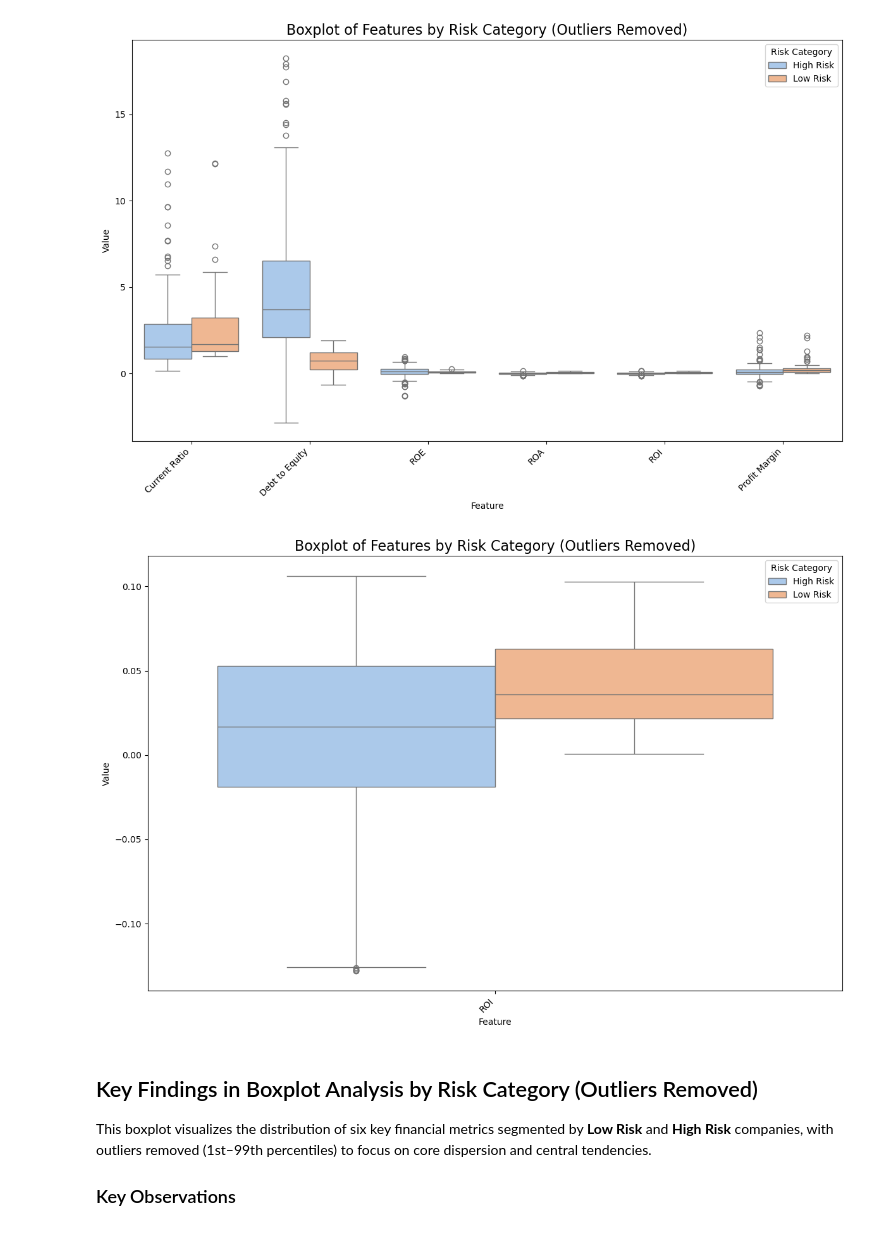
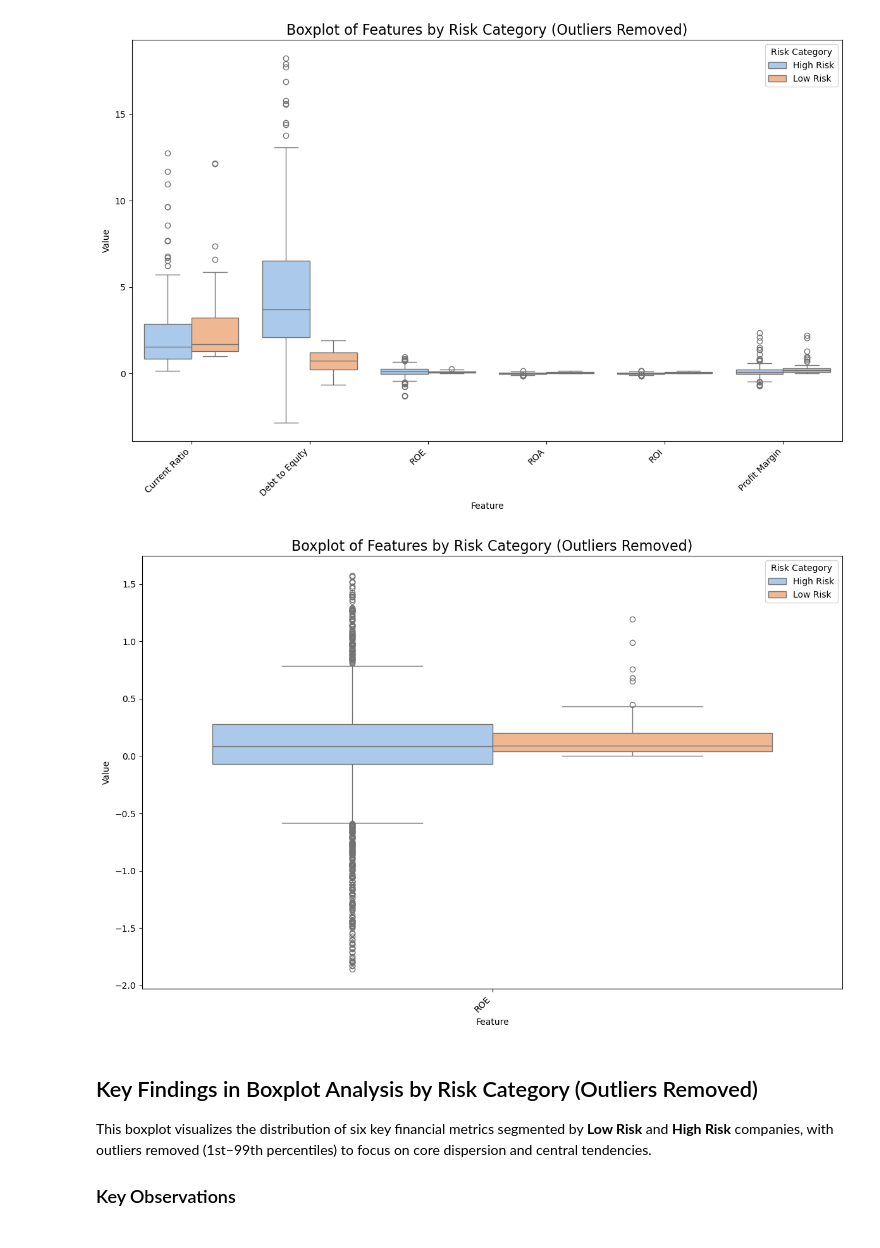
Before and after one commit to NataliaStekolnikova/credit-analysis-dashboard, a Jupyter notebook: notebooks/extracting-financial-10-k-reports-via-sec-edgar-db.ipynb, the cells around one changed output. Cells and saved outputs as stored; diff of their text form; code cells hidden in the pictures.

```diff
--- a/notebooks/extracting-financial-10-k-reports-via-sec-edgar-db.ipynb
+++ b/notebooks/extracting-financial-10-k-reports-via-sec-edgar-db.ipynb
@@ -1453,30 +1453,30 @@ plt.show()
 # %% [output]
 [figure]
 # %%
-features = ['ROI']
+features = ['ROE']
 
 # Remove outliers (1st and 99th percentiles) for each feature
 edf_trimmed = edf.copy()
 for feature in features:
-    lower_bound = edf_trimmed[feature].quantile(0.5)
+    lower_bound = edf_trimmed[feature].quantile(0.05)
     upper_bound = edf_trimmed[feature].quantile(0.95)
     edf_trimmed = edf_trimmed[(edf_trimmed[feature] >= lower_bound) & (edf_trimmed[feature] <= upper_bound)]
 
 # Prepare data for visualization
 edf_melted = edf_trimmed.melt(id_vars=['Risk Category'], value_vars=features, var_name='Feature', value_name='Value')
 
 # Plot grouped boxplot
 plt.figure(figsize=(12, 8))
 sns.boxplot(data=edf_melted, x='Feature', y='Value', hue='Risk Category', palette='pastel')
 plt.title('Boxplot of Features by Risk Category (Outliers Removed)', fontsize=16)
 plt.ylabel('Value')
 plt.xlabel('Feature')
 plt.xticks(rotation=45, ha='right')
 plt.legend(title='Risk Category')
 plt.tight_layout()
 plt.show()
 # %% [output]
-[figure, old version]
+[figure, new version]
 # %% [markdown]
 ## Key Findings in Boxplot Analysis by Risk Category (Outliers Removed)
 
```
Also changed, not shown: parts of 13 cells of this notebook, 6 other files.
